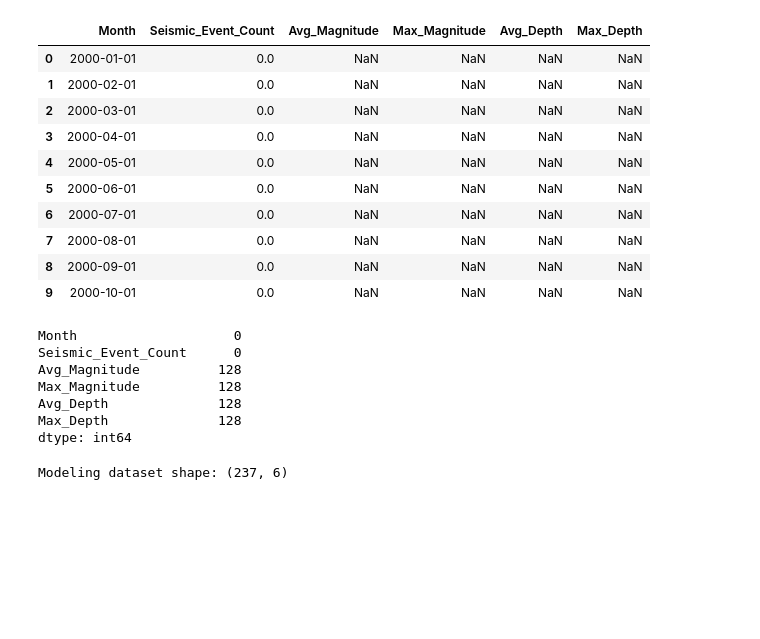
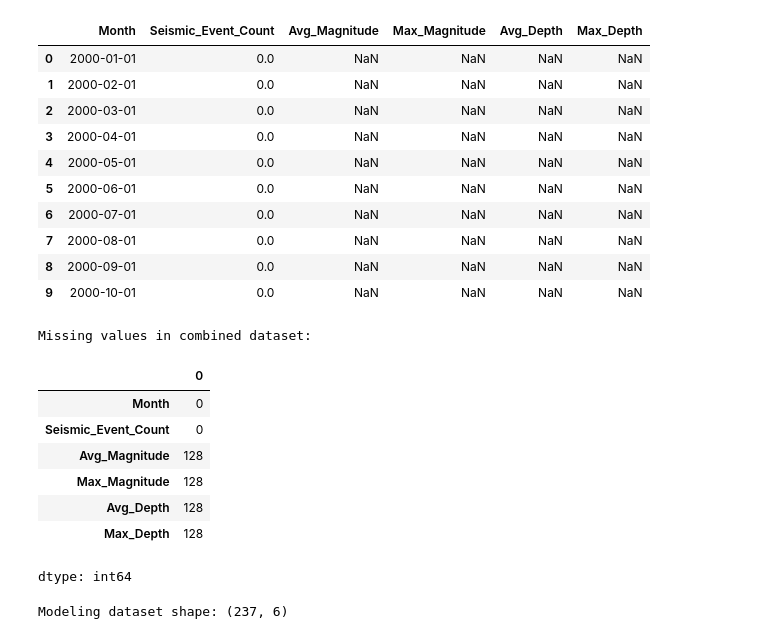
Before and after one commit to hassnainnisar/Predict_seismic_events_from_geological_features_Machine_Learning_MOD_B, a Jupyter notebook: Machine_Learning_MOD_B.ipynb, the cells around one changed output. Saved outputs shown, nothing was run; the diff lists cells and outputs as text; code cells hidden in the pictures; blank space fills up the shorter version.

```diff
--- a/Machine_Learning_MOD_B.ipynb
+++ b/Machine_Learning_MOD_B.ipynb
@@ -676,6 +605,10 @@ combined_data = monthly_data.merge(
     on='Month',
     how='left'
 )
+
+combined_data = combined_data.sort_values(
+    'Month'
+).reset_index(drop=True)
 
 
 print(
@@ -699,16 +632,19 @@ Combined dataset shape: (299, 6)
 | 7 | 2000-08-01 | 0.0 | NaN | NaN | NaN | NaN |
 | 8 | 2000-09-01 | 0.0 | NaN | NaN | NaN | NaN |
 | 9 | 2000-10-01 | 0.0 | NaN | NaN | NaN | NaN |
-# %%
-print(
-    combined_data.isnull().sum()
-)
-# %% [output]
-Month                    0
-Seismic_Event_Count      0
-Avg_Magnitude          128
-Max_Magnitude          128
-Avg_Depth              128
-Max_Depth              128
-dtype: int64
+# %%
+# Check missing values after combining the datasets
+
+print("Missing values in combined dataset:")
+display(combined_data.isnull().sum())
+# %% [output]
+Missing values in combined dataset:
+|  | 0 |
+| Month | 0 |
+| Seismic_Event_Count | 0 |
+| Avg_Magnitude | 128 |
+| Max_Magnitude | 128 |
+| Avg_Depth | 128 |
+| Max_Depth | 128 |
+dtype: int64
 # %%
```
Also changed, not shown: parts of 38 cells of this notebook.
